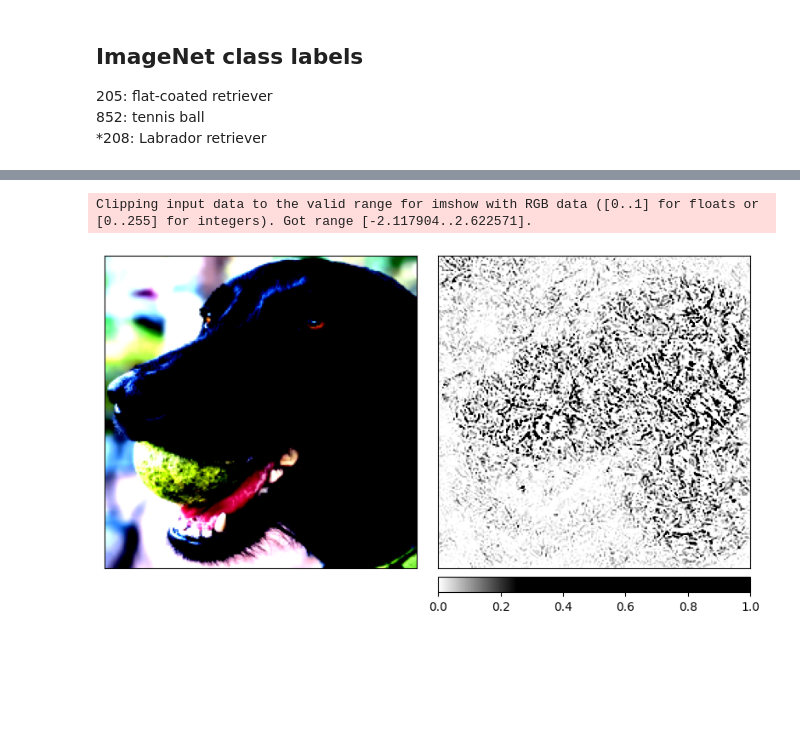
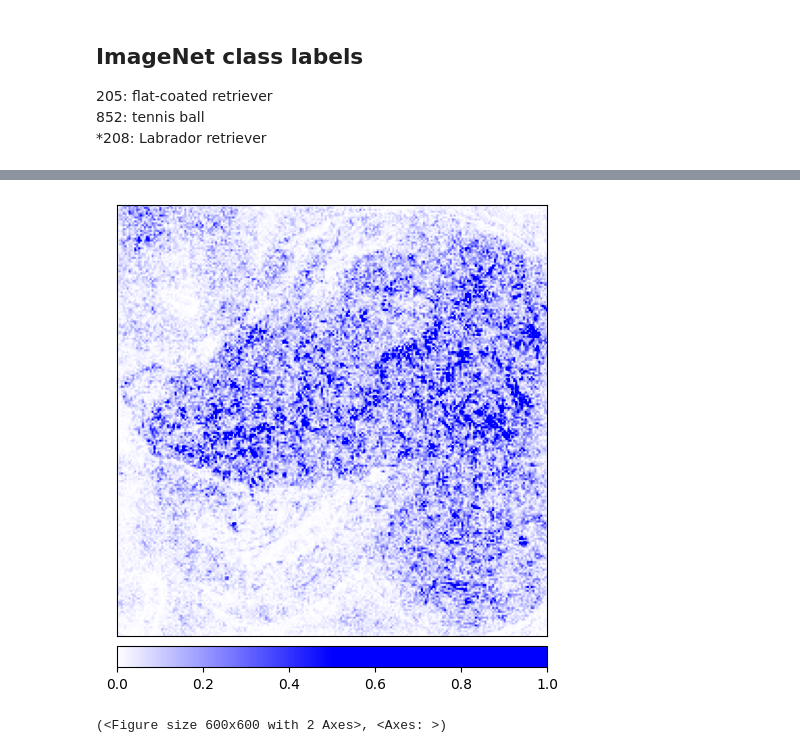
Before and after one commit to ZacCarrico/mlops_genai_2024, a Jupyter notebook: gradient_based_interp.ipynb, the cells around one changed output, grey strips where cells are left out. Drawn from its saved outputs; the diff is of its cells as text; code cells hidden in the pictures; blank space fills up the shorter version.

```diff
--- a/gradient_based_interp.ipynb
+++ b/gradient_based_interp.ipynb
@@ -69,22 +94,11 @@ target_class = 208
 # %%
-# Calculate integrated gradients
+# Integrated gradients
 ig = IntegratedGradients(model)
 attributions, approximation_error = ig.attribute(input_tensor, target=target_class,
                                                 return_convergence_delta=True)
 transposed_attr_ig = np.transpose(attributions.squeeze().detach().numpy(), (1,2,0))
-transposed_image = np.transpose(input_tensor.squeeze().detach().numpy(), (1,2,0))
-default_cmap = LinearSegmentedColormap.from_list('custom blue',
-                                                 [(0, '#ffffff'),
-                                                  (0.25, '#000000'),
-                                                  (1, '#000000')], N=256)
 
-_ = viz.visualize_image_attr_multiple(transposed_attr_ig,
-                             transposed_image,
-                             methods=["original_image", "heat_map"],
-                             cmap=default_cmap,
-                             show_colorbar=True,
-                             signs=["all", "positive"],
-                             outlier_perc=1)
+partial_viz_img_attr(attr=transposed_attr_ig, original_image=transposed_image)
 # %% [output]
+[figure, new version]
-Clipping input data to the valid range for imshow with RGB data ([0..1] for floats or [0..255] for integers). Got range [-2.117904..2.622571].
+(<Figure size 600x600 with 2 Axes>, <Axes: >)
-[figure, old version]
```
Also changed, not shown: parts of 18 cells of this notebook.
